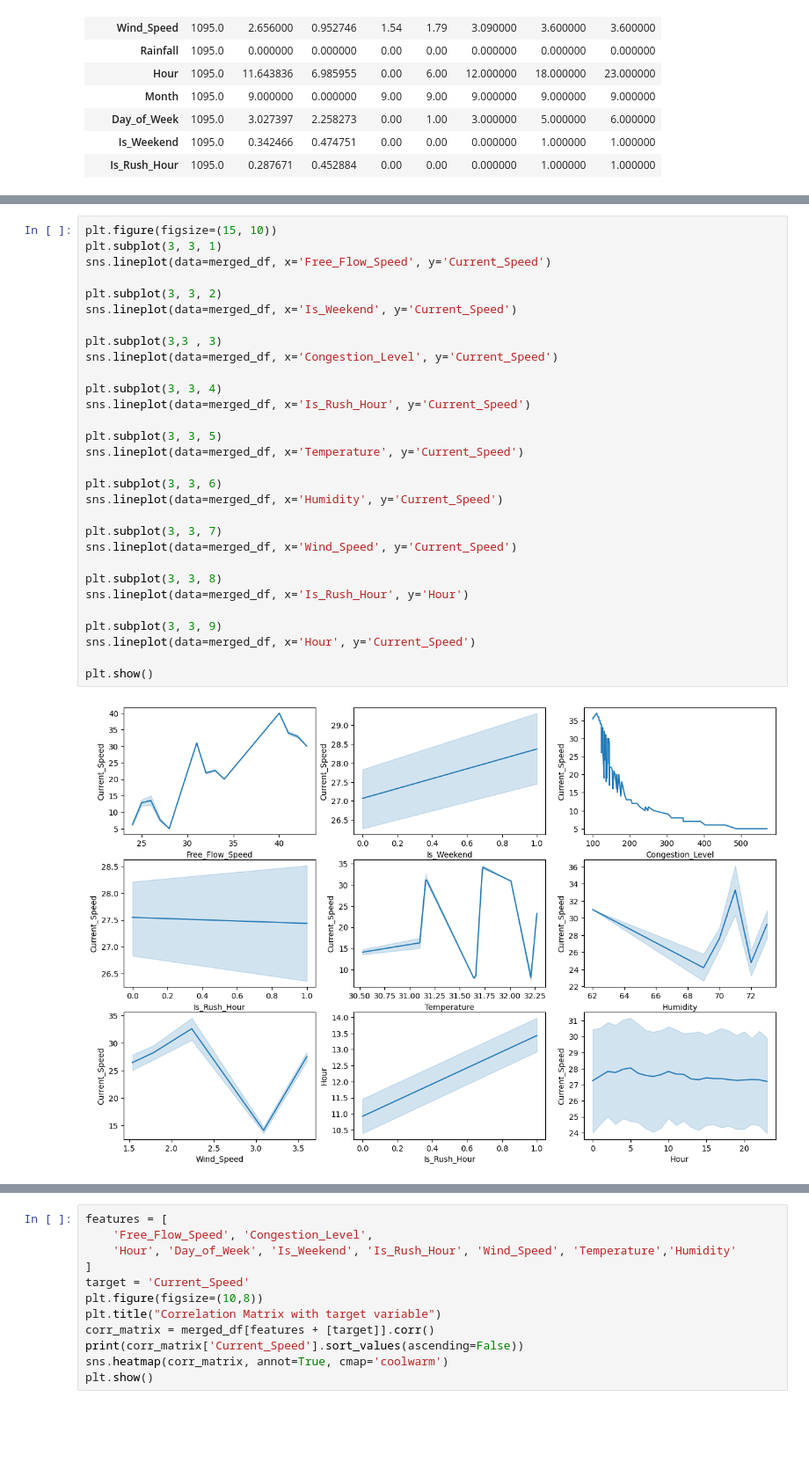
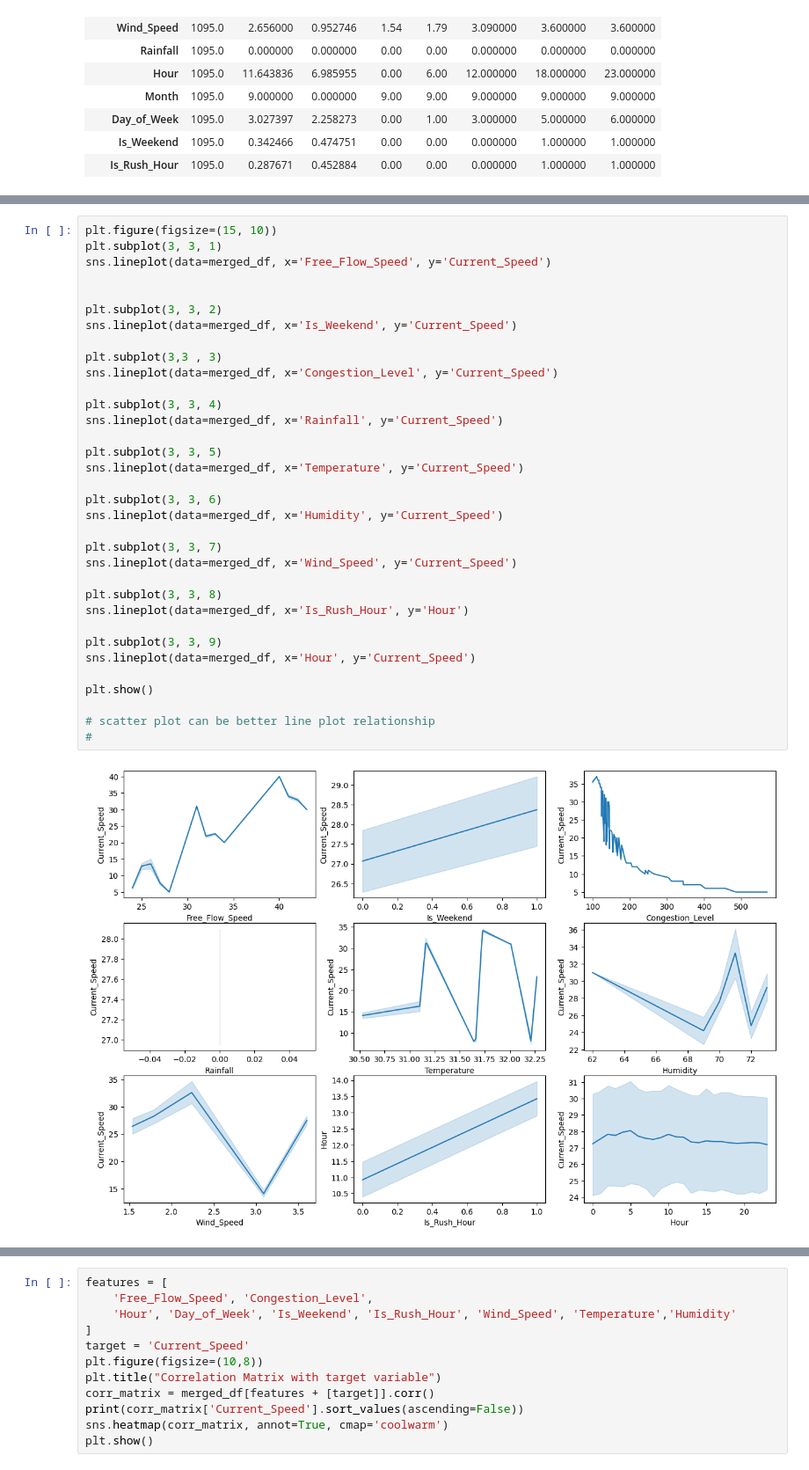
Before and after one commit to Suemy19710/TrafficHCMC, a Jupyter notebook: machine_learning.ipynb, the cells around one changed output, grey strips where cells are left out. Shown at 88% size. Cells and saved outputs as stored; diff of their text form; blank space fills up the shorter version.

```diff
--- a/machine_learning.ipynb
+++ b/machine_learning.ipynb
@@ -380,32 +375,36 @@ To identify the most relevant predictors for **traffic speed**, we examined the
 # %%
 plt.figure(figsize=(15, 10))
 plt.subplot(3, 3, 1)
 sns.lineplot(data=merged_df, x='Free_Flow_Speed', y='Current_Speed')
+
 
 plt.subplot(3, 3, 2)
 sns.lineplot(data=merged_df, x='Is_Weekend', y='Current_Speed')
 
 plt.subplot(3,3 , 3)
 sns.lineplot(data=merged_df, x='Congestion_Level', y='Current_Speed')
 
 plt.subplot(3, 3, 4)
-sns.lineplot(data=merged_df, x='Is_Rush_Hour', y='Current_Speed')
+sns.lineplot(data=merged_df, x='Rainfall', y='Current_Speed')
 
 plt.subplot(3, 3, 5)
 sns.lineplot(data=merged_df, x='Temperature', y='Current_Speed')
 
 plt.subplot(3, 3, 6)
 sns.lineplot(data=merged_df, x='Humidity', y='Current_Speed')
 
 plt.subplot(3, 3, 7)
 sns.lineplot(data=merged_df, x='Wind_Speed', y='Current_Speed')
 
 plt.subplot(3, 3, 8)
 sns.lineplot(data=merged_df, x='Is_Rush_Hour', y='Hour')
 
 plt.subplot(3, 3, 9)
 sns.lineplot(data=merged_df, x='Hour', y='Current_Speed')
 
 plt.show()
+
+# scatter plot can be better line plot relationship
+#
 # %% [output]
-[figure, old version]
+[figure, new version]
```
Also changed, not shown: parts of 61 cells of this notebook, 1 other file.
